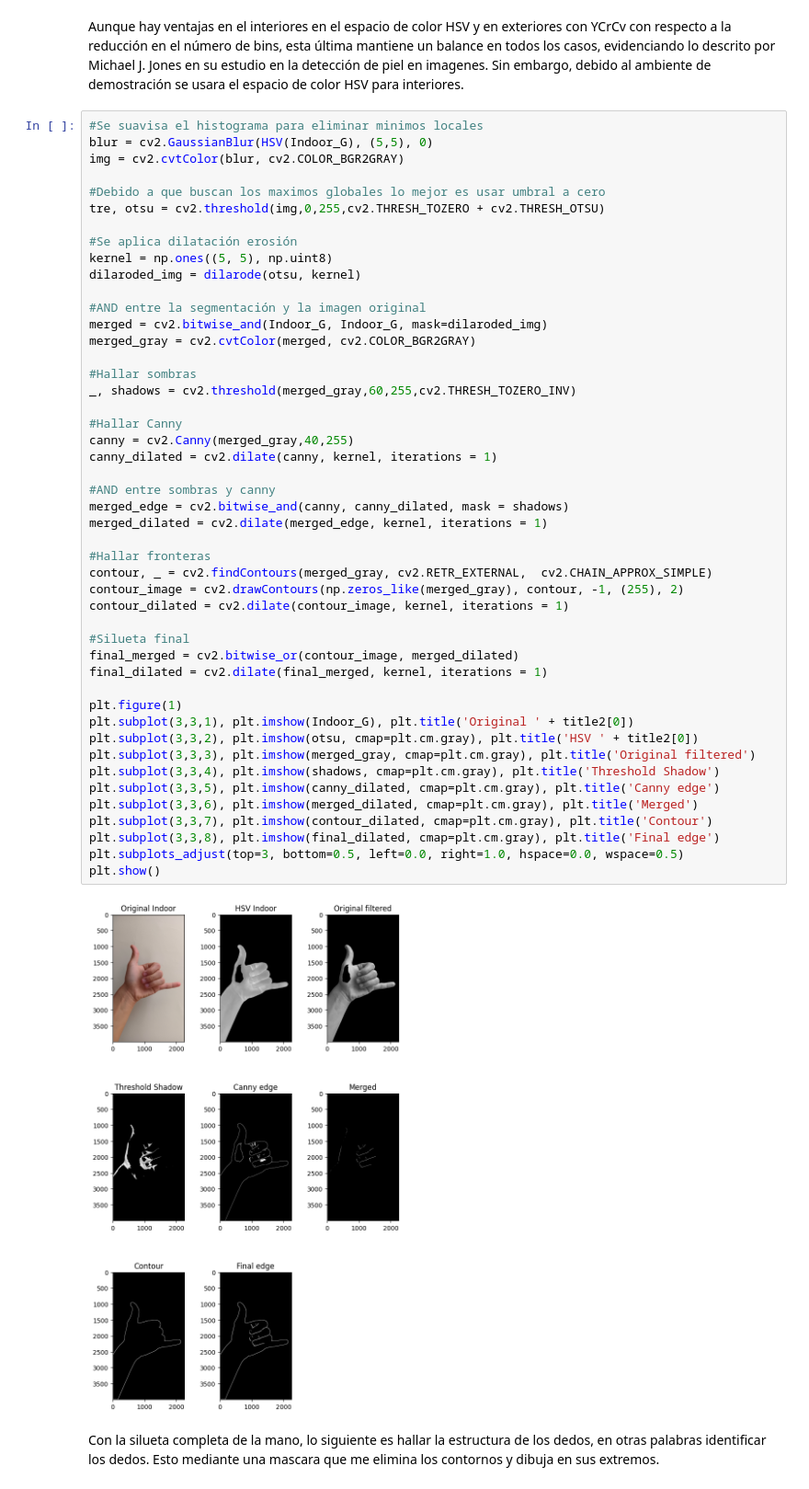
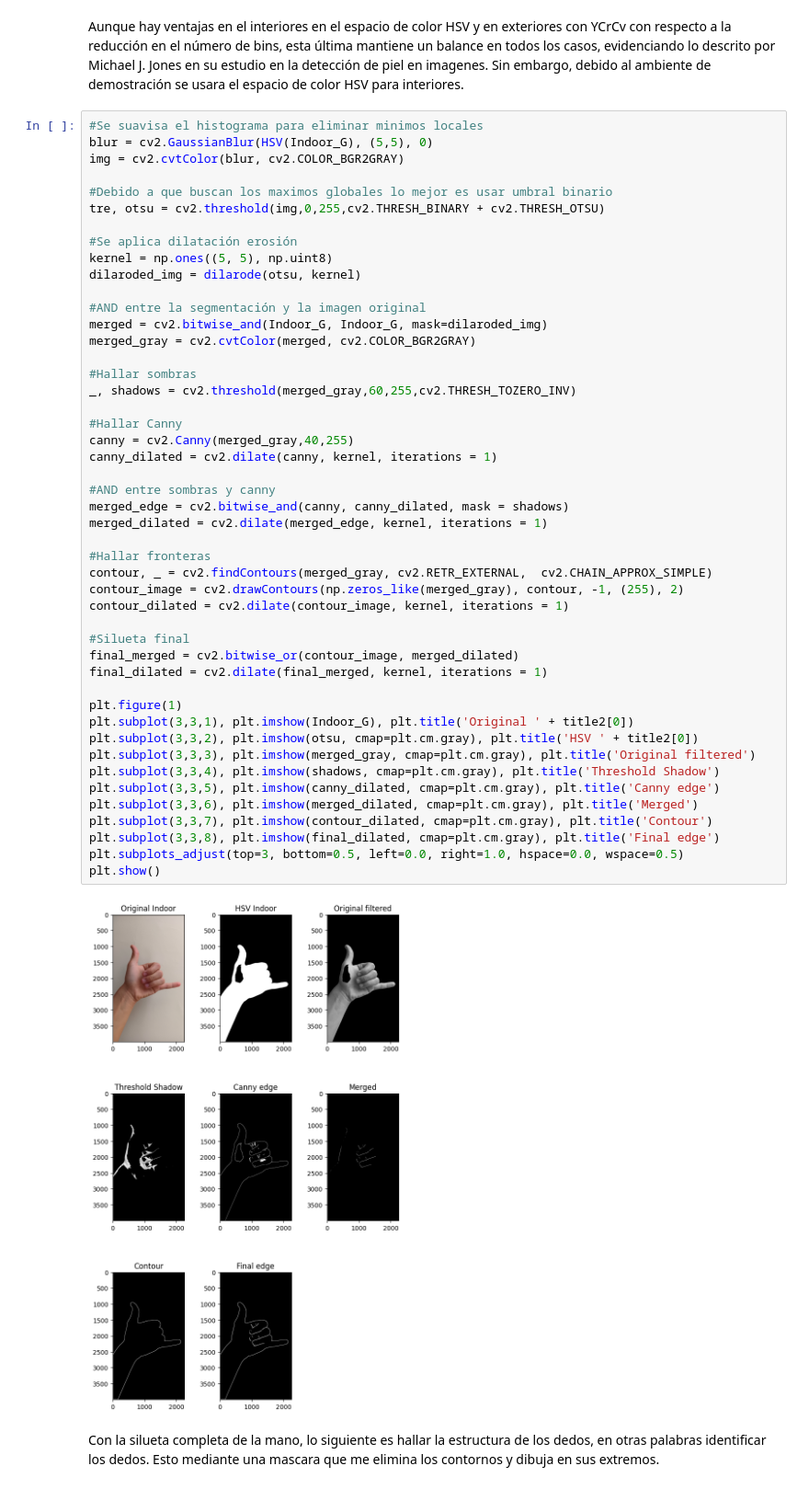
Before and after one commit to KouzouAkizuki/Tecnicas-de-IA---2024-I, a Jupyter notebook: Proyecto/Avance_1, Oscar Riveros, Yovany Vargas/Proyecto_TIA.ipynb, the cells around one changed output. Shown at 92% size. Saved outputs shown, nothing was run; the diff lists cells and outputs as text.

```diff
--- a/Proyecto/Avance_1, Oscar Riveros, Yovany Vargas/Proyecto_TIA.ipynb
+++ b/Proyecto/Avance_1, Oscar Riveros, Yovany Vargas/Proyecto_TIA.ipynb
@@ -97,8 +97,8 @@ Aunque hay ventajas en el interiores en el espacio de color HSV y en exteriores
 blur = cv2.GaussianBlur(HSV(Indoor_G), (5,5), 0)
 img = cv2.cvtColor(blur, cv2.COLOR_BGR2GRAY)
 
-#Debido a que buscan los maximos globales lo mejor es usar umbral a cero
-tre, otsu = cv2.threshold(img,0,255,cv2.THRESH_TOZERO + cv2.THRESH_OTSU)
+#Debido a que buscan los maximos globales lo mejor es usar umbral binario
+tre, otsu = cv2.threshold(img,0,255,cv2.THRESH_BINARY + cv2.THRESH_OTSU)
 
 #Se aplica dilatación erosión
 kernel = np.ones((5, 5), np.uint8)
@@ -113,34 +113,34 @@ _, shadows = cv2.threshold(merged_gray,60,255,cv2.THRESH_TOZERO_INV)
 
 #Hallar Canny
 canny = cv2.Canny(merged_gray,40,255)
 canny_dilated = cv2.dilate(canny, kernel, iterations = 1)
 
 #AND entre sombras y canny
 merged_edge = cv2.bitwise_and(canny, canny_dilated, mask = shadows)
 merged_dilated = cv2.dilate(merged_edge, kernel, iterations = 1)
 
 #Hallar fronteras
 contour, _ = cv2.findContours(merged_gray, cv2.RETR_EXTERNAL,  cv2.CHAIN_APPROX_SIMPLE)
 contour_image = cv2.drawContours(np.zeros_like(merged_gray), contour, -1, (255), 2)
 contour_dilated = cv2.dilate(contour_image, kernel, iterations = 1)
 
 #Silueta final
 final_merged = cv2.bitwise_or(contour_image, merged_dilated)
 final_dilated = cv2.dilate(final_merged, kernel, iterations = 1)
 
 plt.figure(1)
 plt.subplot(3,3,1), plt.imshow(Indoor_G), plt.title('Original ' + title2[0])
 plt.subplot(3,3,2), plt.imshow(otsu, cmap=plt.cm.gray), plt.title('HSV ' + title2[0])
 plt.subplot(3,3,3), plt.imshow(merged_gray, cmap=plt.cm.gray), plt.title('Original filtered')
 plt.subplot(3,3,4), plt.imshow(shadows, cmap=plt.cm.gray), plt.title('Threshold Shadow')
 plt.subplot(3,3,5), plt.imshow(canny_dilated, cmap=plt.cm.gray), plt.title('Canny edge')
 plt.subplot(3,3,6), plt.imshow(merged_dilated, cmap=plt.cm.gray), plt.title('Merged')
 plt.subplot(3,3,7), plt.imshow(contour_dilated, cmap=plt.cm.gray), plt.title('Contour')
 plt.subplot(3,3,8), plt.imshow(final_dilated, cmap=plt.cm.gray), plt.title('Final edge')
 plt.subplots_adjust(top=3, bottom=0.5, left=0.0, right=1.0, hspace=0.0, wspace=0.5)
 plt.show()
 # %% [output]
-[figure, old version]
+[figure, new version]
 # %% [markdown]
 Con la silueta completa de la mano, lo siguiente es hallar la estructura de los dedos, en otras palabras identificar los dedos. Esto mediante una mascara que me elimina los contornos y dibuja en sus extremos.
 # %%
```
